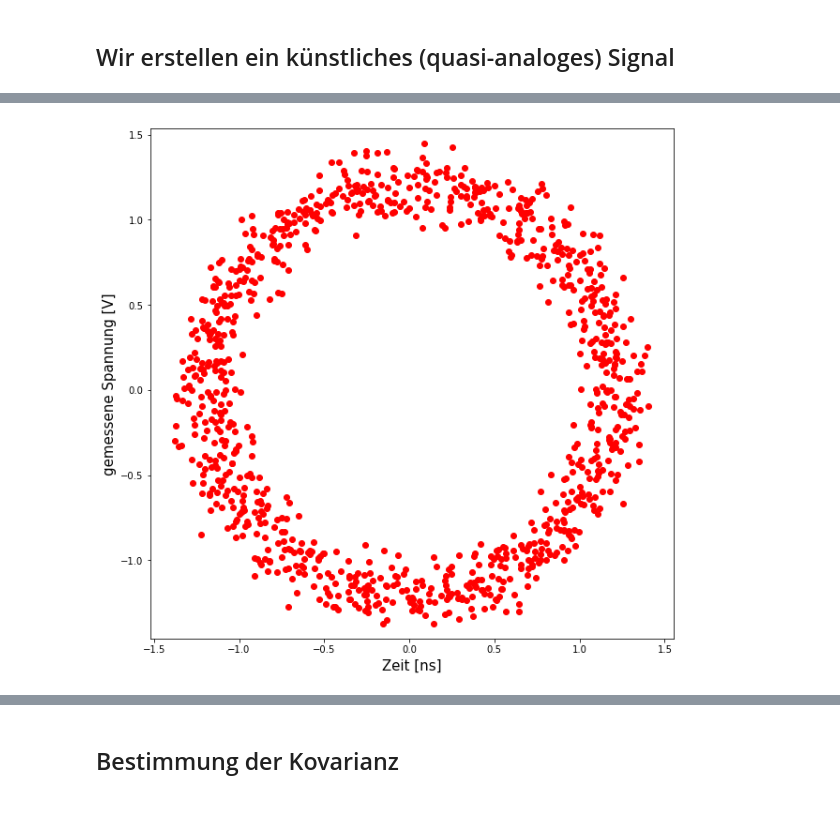
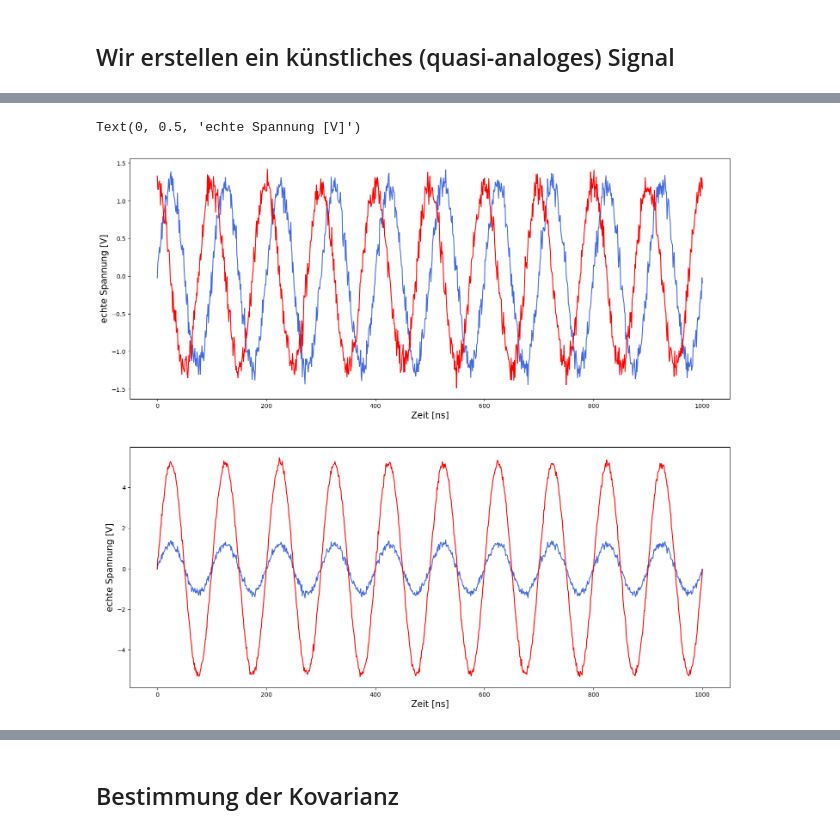
Before and after one commit to fflopsi/datenanalyse, a Jupyter notebook: lectures/05/Kovarianz und Auto-Kovarianz.ipynb, the cells around one changed output, grey strips where cells are left out. Cells and saved outputs as stored; diff of their text form; code cells hidden in the pictures.

```diff
--- a/lectures/05/Kovarianz und Auto-Kovarianz.ipynb
+++ b/lectures/05/Kovarianz und Auto-Kovarianz.ipynb
@@ -41,9 +31,13 @@ plt.show()
-# %%
-plt.figure(figsize=(10, 10))
-plt.scatter(U1, U2, color = "red", marker='o')
-plt.axes().set_aspect('equal', 'datalim')
-plt.xlabel('Zeit [ns]', fontsize = 15)
-plt.ylabel('gemessene Spannung [V]', fontsize = 15)
-plt.show()
-# %% [output]
-[figure, removed]
+# %%
+fig, ax = plt.subplots(2, figsize=(18, 16))
+ax[0].plot(t, U1, color='royalblue')
+ax[0].plot(t, U2, color='red')
+ax[0].set_xlabel('Zeit [ns]', fontsize = 15)
+ax[0].set_ylabel('echte Spannung [V]', fontsize = 15)
+ax[1].plot(t, U1, color='royalblue')
+ax[1].plot(t, U3, color='red')
+ax[1].set_xlabel('Zeit [ns]', fontsize = 15)
+ax[1].set_ylabel('echte Spannung [V]', fontsize = 15)
+# %% [output]
+Text(0, 0.5, 'echte Spannung [V]')
+[figure, added]
```
Also changed, not shown: parts of 9 cells of this notebook.
